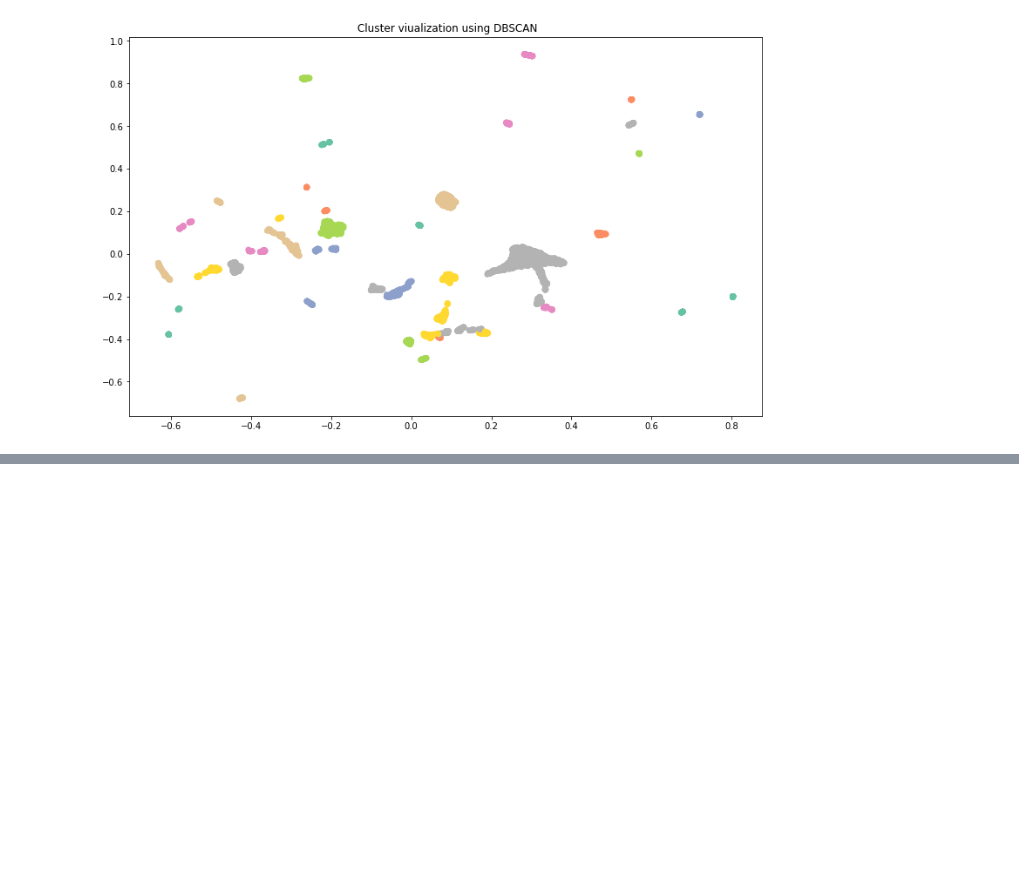
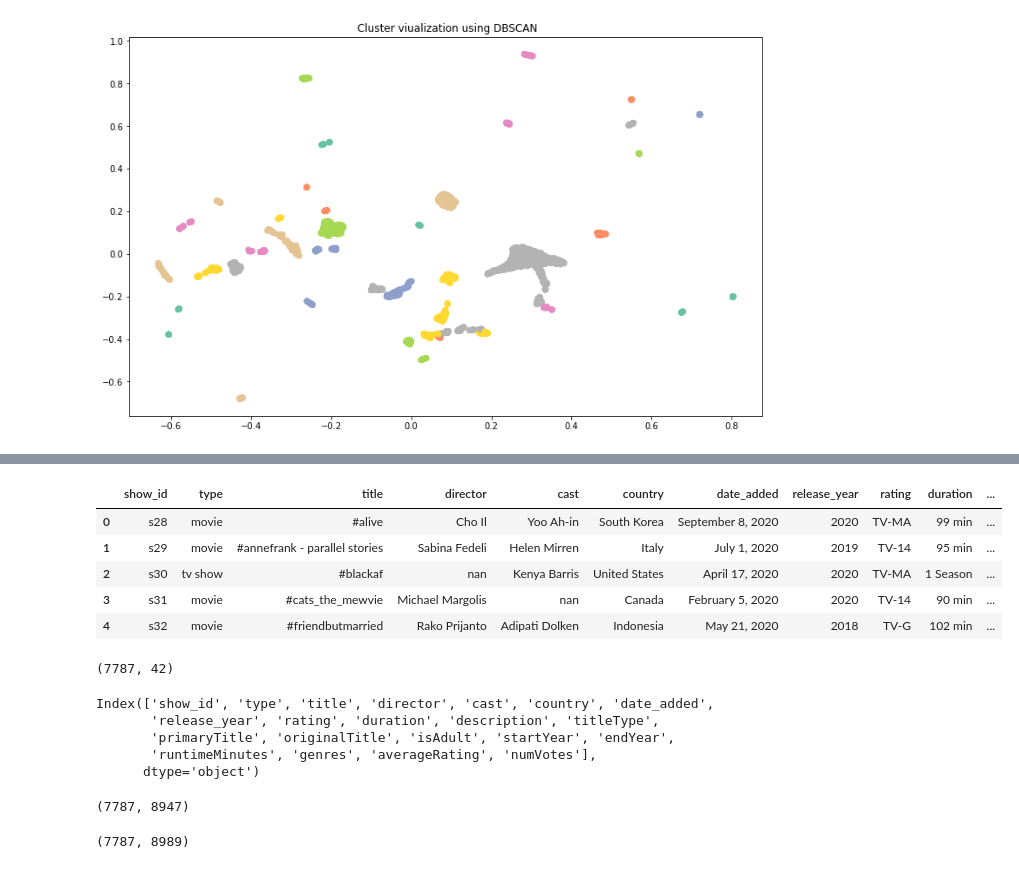
Before and after one commit to rubeshajith/NETFLIX-MOVIES-AND-TV-SHOWS-CLUSTERING, a Jupyter notebook: NETFLIX_MOVIES_AND_TV_SHOWS_CLUSTERING.ipynb, the cells around one changed output, grey strips where cells are left out. Drawn from its saved outputs; the diff is of its cells as text; code cells hidden in the pictures; blank space fills up the shorter version.

```diff
--- a/NETFLIX_MOVIES_AND_TV_SHOWS_CLUSTERING.ipynb
+++ b/NETFLIX_MOVIES_AND_TV_SHOWS_CLUSTERING.ipynb
@@ -1789,3 +1789,6 @@ netflix_pred[netflix_pred.cluster == cluster_num]["averageRating"].mean()
  average_tv_movie = netflix_pred[(netflix_pred["averageRating"]!= 0)]
 # %%
 average_tv_movie.groupby("type")["averageRating"].mean()
+# %%
+df = pd.read_csv("/content/drive/MyDrive/data/project/netflix_imdb.csv")
+df.head()
@@ -1791,0 +1802,20 @@ average_tv_movie.groupby("type")["averageRating"].mean()
+# %%
+df['director'] = df['director'].astype(str)
+df['cast'] = df['cast'].astype(str)
+df['country'] = df['country'].astype(str)
+# %%
+df1 = df.copy()
+# %%
+df1["director"] = df["director"].apply(lambda x : x.split(", ")[0])
+df1["cast"] = df["cast"].apply(lambda x : x.split(", ")[0])
+df1["country"] = df["country"].apply(lambda x : x.split(", ")[0])
+df1["listed_in"] = df["listed_in"].apply(lambda x : x.split(", "))
+# %%
+df1.head()
+# %% [output]
+|  | show_id | type | title | director | cast | country | date_added | release_year | rating | duration | ... |
+| 0 | s28 | movie | #alive | Cho Il | Yoo Ah-in | South Korea | September 8, 2020 | 2020 | TV-MA | 99 min | ... |
+| 1 | s29 | movie | #annefrank - parallel stories | Sabina Fedeli | Helen Mirren | Italy | July 1, 2020 | 2019 | TV-14 | 95 min | ... |
+| 2 | s30 | tv show | #blackaf | nan | Kenya Barris | United States | April 17, 2020 | 2020 | TV-MA | 1 Season | ... |
+| 3 | s31 | movie | #cats_the_mewvie | Michael Margolis | nan | Canada | February 5, 2020 | 2020 | TV-14 | 90 min | ... |
+| 4 | s32 | movie | #friendbutmarried | Rako Prijanto | Adipati Dolken | Indonesia | May 21, 2020 | 2018 | TV-G | 102 min | ... |
@@ -1791,0 +1829,12 @@ average_tv_movie.groupby("type")["averageRating"].mean()
+# %%
+mlb_df.shape
+# %% [output]
+(7787, 42)
+# %%
+df1.columns
+# %% [output]
+Index(['show_id', 'type', 'title', 'director', 'cast', 'country', 'date_added',
+       'release_year', 'rating', 'duration', 'description', 'titleType',
+       'primaryTitle', 'originalTitle', 'isAdult', 'startYear', 'endYear',
+       'runtimeMinutes', 'genres', 'averageRating', 'numVotes'],
+      dtype='object')
@@ -1791,0 +1856,9 @@ average_tv_movie.groupby("type")["averageRating"].mean()
+# %%
+df_one_hot.shape
+# %% [output]
+(7787, 8947)
+# %%
+df_oh = mlb_df.join(df_one_hot)
+df_oh.shape
+# %% [output]
+(7787, 8989)
```
Also changed, not shown: parts of 26 cells of this notebook.
